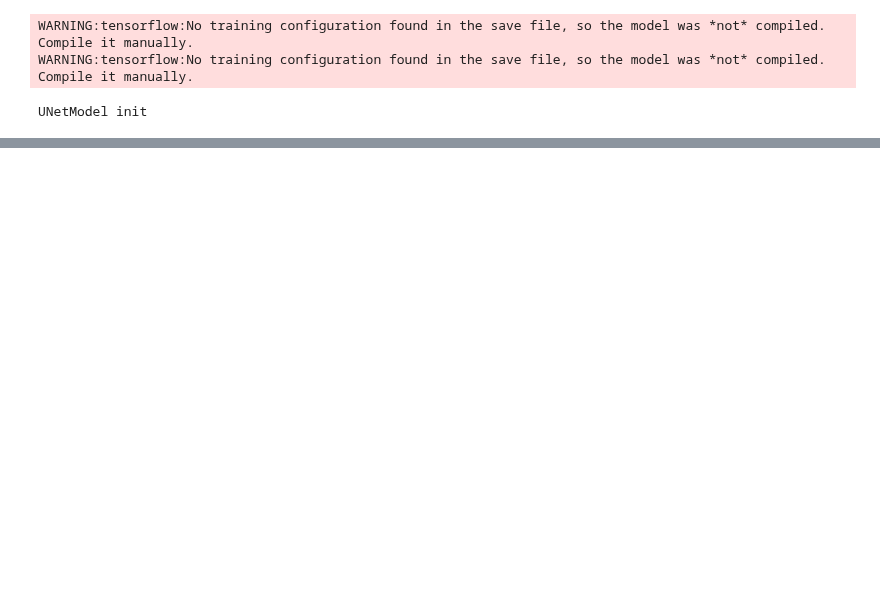
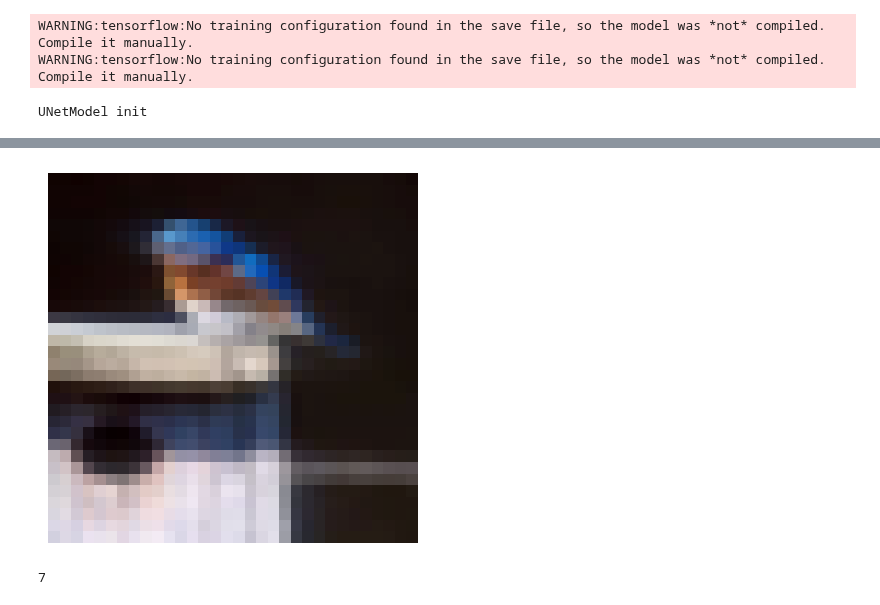
Before and after one commit to lacykaltgr/continual-learning-ait, a Jupyter notebook: notebooks/generator.ipynb, the cells around one changed output, grey strips where cells are left out. Drawn from its saved outputs; the diff is of its cells as text; code cells hidden in the pictures; blank space fills up the shorter version.

```diff
--- a/notebooks/generator.ipynb
+++ b/notebooks/generator.ipynb
@@ -55,8 +46,9 @@ def load_cifar_10():
     y_test = tf.keras.utils.to_categorical(y_test, n_classes)
     return (X_train, y_train), (X_test, y_test)
 # %%
-encoder = load_model("models/encoder.h5")
-classifier = load_model("models/classifier.h5")
+
+encoder = load_model("encoder.h5")
+classifier = load_model("classifier.h5")
 
 encoder.compile(
     optimizer=keras.optimizers.Adam(learning_rate=5e-3),
@@ -69,6 +61,17 @@ classifier.compile(
     loss=keras.losses.CategoricalCrossentropy(),
     metrics=['accuracy']
 )
+
+input = keras.Input(shape=(32,32,3))
+enc = encoder(input)
+cls = classifier(enc)
+encoder_classifier = keras.Model(inputs=[input], outputs=[cls])
+
+encoder_classifier.compile(
+    optimizer=keras.optimizers.Adam(learning_rate=5e-3),
+    loss=keras.losses.CategoricalCrossentropy(),
+    metrics=['accuracy']
+)
 # %% [output]
 WARNING:tensorflow:No training configuration found in the save file, so the model was *not* compiled. Compile it manually.
 WARNING:tensorflow:No training configuration found in the save file, so the model was *not* compiled. Compile it manually.
@@ -376 +386,19 @@ Value: 9 Count: 26
 KeyboardInterrupt: ignored
+# %%
+import matplotlib.pyplot as plt
+import numpy as np
+
+def disp(image):
+    image = (image + 1)* 127.5
+
+    plt.imshow(image.astype(np.uint8))
+    plt.axis('off')
+    plt.show()
+# %%
+disp(X_train[13])
+encoded = encoder(tf.expand_dims(X_train[12], axis=0))
+classified = classifier(encoded)
+print(np.argmax(classified))
+# %% [output]
+[figure, added]
+7
```
Also changed, not shown: parts of 15 cells of this notebook.
